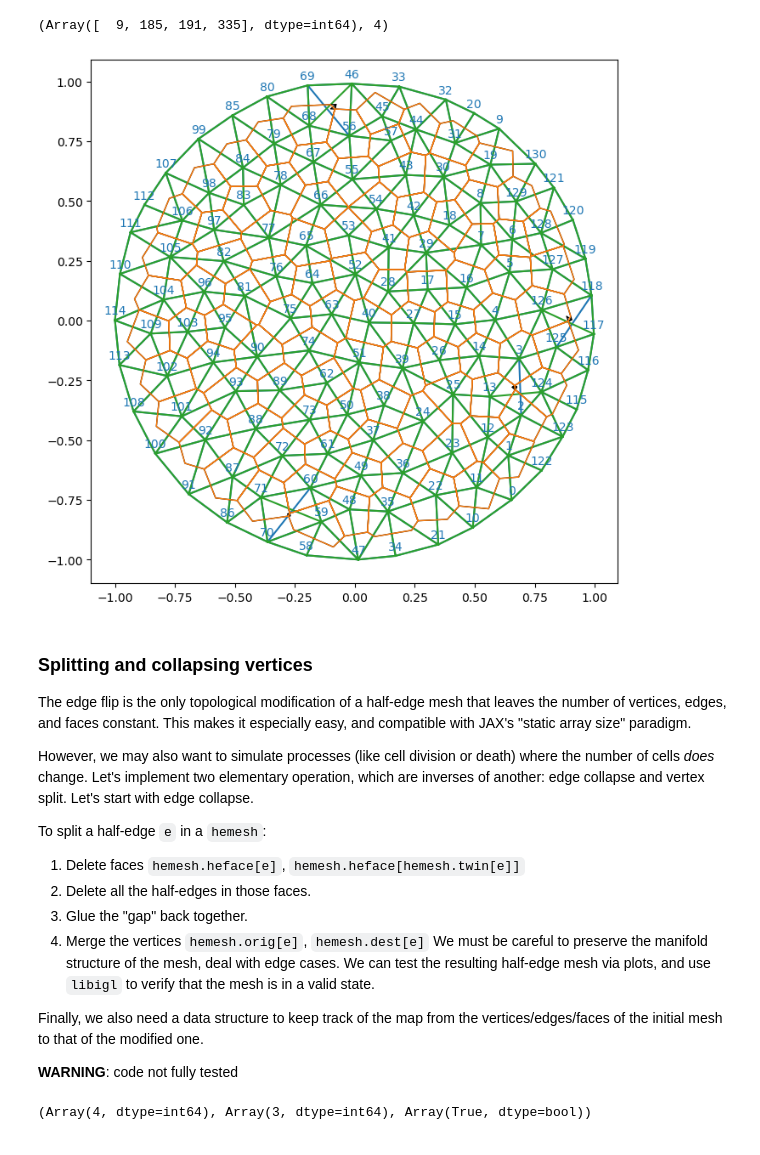
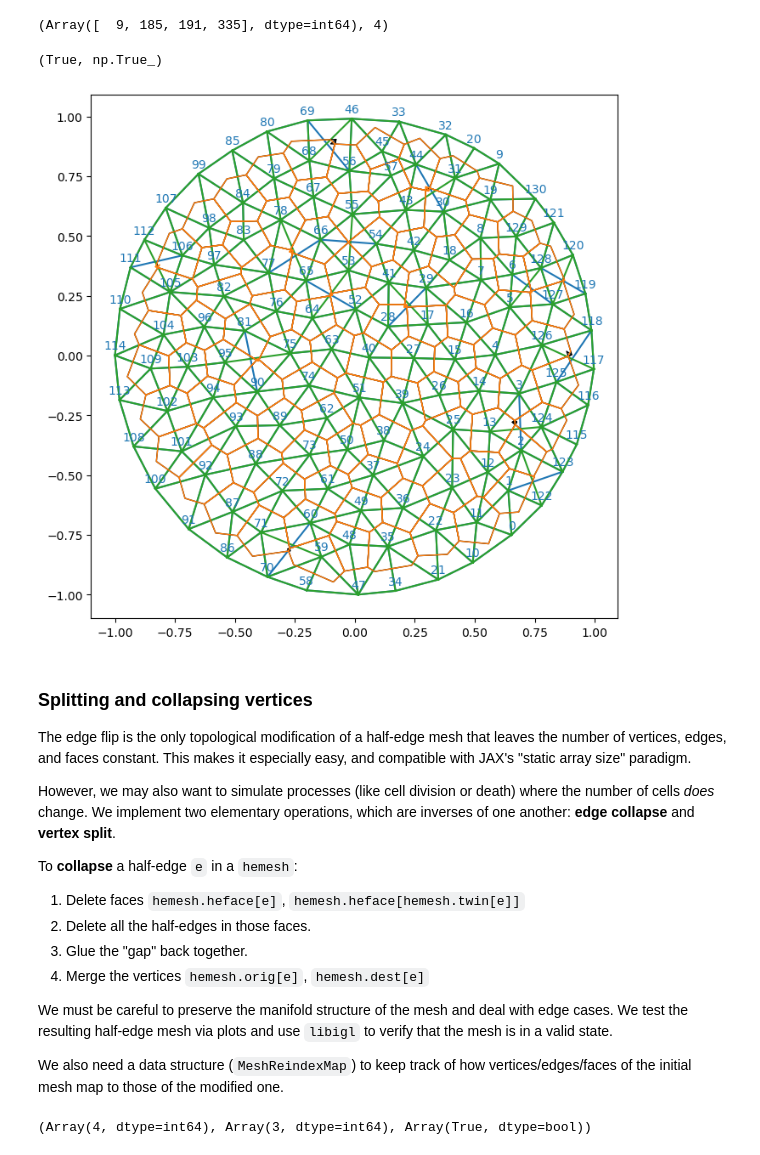
Before and after one commit to nikolas-claussen/triangulax, a Jupyter notebook: nbs/src/03_topological_modifications.ipynb, the cells around one changed output. Cells and saved outputs as stored; diff of their text form; code cells hidden in the pictures.

```diff
--- a/nbs/src/03_topological_modifications.ipynb
+++ b/nbs/src/03_topological_modifications.ipynb
@@ -171,0 +190,4 @@ Warning: readOBJ() ignored non-comment line 3:
+# %%
+mesh = TriMesh.read_obj("../test_meshes/disk.obj")
+hemesh = HeMesh.from_triangles(mesh.vertices.shape[0], mesh.faces)
+geommesh = GeomMesh(*hemesh.n_items, mesh.vertices, mesh.face_positions)
@@ -172,8 +217,8 @@ Warning: readOBJ() ignored non-comment line 3:
 # %%
 # let's detect all edges with negative dual length, and flip them.
 
-dual_lengths = msh.get_signed_dual_he_length(geommesh.vertices, geommesh.face_positions, hemesh)
-edges = jnp.where((dual_lengths < -0.05) & ~hemesh.is_bdry_edge & hemesh.is_unique)[0]
+dual_lengths = geom.get_oriented_dual_he_length(geommesh.vertices, geommesh.face_positions, hemesh)
+edges = jnp.where((dual_lengths < 0.0) & ~hemesh.is_bdry_edge & hemesh.is_unique)[0]
 # we only want to flip unique hes!
 edges, edges.size
 # %% [output]
@@ -183,8 +228,8 @@ edges, edges.size
 
 @jax.jit
 def flip_by_id(hemesh: HeMesh, ids: Int[jax.Array, " flips"], to_flip: Bool[jax.Array, " flips"]) -> HeMesh:
-    """Flip half-edges from ids array if the to_flip is True. Wraps flip_edge."""
-    def scan_fun(h, x): # flips edge e if its length < 0 and edge is unique. Otherwise, you undo your flips!
+    """Flip half-edges from ids array where to_flip is True. Wraps flip_edge."""
+    def scan_fun(h, x):
         return jax.lax.cond(x[1], lambda hh: flip_edge(hh, x[0]), lambda hh: hh, h), None
     xs = jnp.stack([ids, to_flip], axis=1)
     flipped_hemesh, _ = jax.lax.scan(scan_fun, init=hemesh, xs=xs)
@@ -192,8 +237,13 @@ def flip_by_id(hemesh: HeMesh, ids: Int[jax.Array, " flips"], to_flip: Bool[jax.
 
 @jax.jit
 def flip_all(hemesh: HeMesh, to_flip: Bool[jax.Array, " n_hes"]) -> HeMesh:
-    """Flip all (unique) half-edges where to_flip is True in a half-edge mesh. Wraps flip_edge."""
-    def scan_fun(h, e): # flips edge e if its length < 0 and edge is unique. Otherwise, you undo your flips!
+    """
+    Flip all (unique) half-edges where to_flip is True in a half-edge mesh. Wraps flip_edge.
+
+    Note: scans over *all* half-edges, which can be slow for large meshes. See `flip_n_shortest`
+    for a more efficient alternative that only scans over a fixed number of candidate edges.
+    """
+    def scan_fun(h, e):
         return jax.lax.cond(to_flip[e] & hemesh.is_unique[e],
                             lambda hh: flip_edge(hh, e), lambda hh: hh, h), None
     flipped_hemesh, _ = jax.lax.scan(scan_fun, init=hemesh, xs=jnp.arange(hemesh.n_hes) )
@@ -202,47 +287,49 @@ def flip_all(hemesh: HeMesh, to_flip: Bool[jax.Array, " n_hes"]) -> HeMesh:
 to_flip = (dual_lengths < 0) & ~jnp.isnan(dual_lengths)
 
 flipped_hemesh = flip_all(hemesh, to_flip=to_flip)
+# %%
+igl.is_edge_manifold(flipped_hemesh.faces)[0], igl.is_vertex_manifold(flipped_hemesh.faces)[0]
+# %% [output]
+(True, np.True_)
 # %%
 flipped_hemesh = flip_all(hemesh, to_flip=(dual_lengths<0.02)) # no extra recompile
 # %%
-flipped_geommesh = msh.set_voronoi_face_positions(geommesh, flipped_hemesh)
+flipped_geommesh = geom.set_voronoi_face_positions(geommesh, flipped_hemesh)
 # %%
 fig = plt.figure(figsize=(8,8))
 
 plt.triplot(*geommesh.vertices.T, hemesh.faces)
 plt.triplot(*flipped_geommesh.vertices.T, flipped_hemesh.faces)
 
-ax = plt.gca()
 ax = plt.gca()
 p1 = msh.cellplot(hemesh, geommesh.face_positions,
          cell_colors=np.array([0.,0.,0.,0.]), mpl_polygon_kwargs={"lw": 1, "ec": "k"})
 p2 = msh.cellplot(flipped_hemesh, flipped_geommesh.face_positions,
               cell_colors=np.array([0.,0.,0.,0.]), mpl_polygon_kwargs={"lw": 1, "ec": "tab:orange"})
 ax.add_collection(p1)
 ax.add_collection(p2)
 plt.axis("equal")
 
 msh.label_plot(geommesh.vertices, hemesh.faces, fontsize=10, face_labels=False)
 # %% [output]
-[figure, old version]
+[figure, new version]
 # %% [markdown]
 ### Splitting and collapsing vertices
 
 The edge flip is the only topological modification of a half-edge mesh that leaves the number of vertices, edges, and faces constant. This makes it especially easy, and compatible with JAX's "static array size" paradigm.
 
-However, we may also want to simulate processes (like cell division or death) where the number of cells _does_ change. Let's implement two elementary operation, which are inverses of another: edge collapse and vertex split. Let's start with edge collapse.
+However, we may also want to simulate processes (like cell division or death) where the number of cells _does_ change. We implement two elementary operations, which are inverses of one another: **edge collapse** and **vertex split**.
 
-To split a half-edge `e` in a `hemesh`:
+To **collapse** a half-edge `e` in a `hemesh`:
 
 1. Delete faces `hemesh.heface[e]`, `hemesh.heface[hemesh.twin[e]]`
 2. Delete all the half-edges in those faces.
 3. Glue the "gap" back together.
-3. Merge the vertices `hemesh.orig[e]`,  `hemesh.dest[e]`
-We must be careful to preserve the manifold structure of the mesh, deal with edge cases. We can test the resulting half-edge mesh via plots, and use `libigl` to verify that the mesh is in a valid state.
+4. Merge the vertices `hemesh.orig[e]`,  `hemesh.dest[e]`
 
-Finally, we also need a data structure to keep track of the map from the vertices/edges/faces of the initial mesh to that of the modified one.
+We must be careful to preserve the manifold structure of the mesh and deal with edge cases. We test the resulting half-edge mesh via plots and use `libigl` to verify that the mesh is in a valid state.
 
-**WARNING**: code not fully tested
+We also need a data structure (`MeshReindexMap`) to keep track of how vertices/edges/faces of the initial mesh map to those of the modified one.
 # %%
 %unload_ext jaxtyping
 # %%
```
Also changed, not shown: parts of 22 cells of this notebook, 55 other files.
